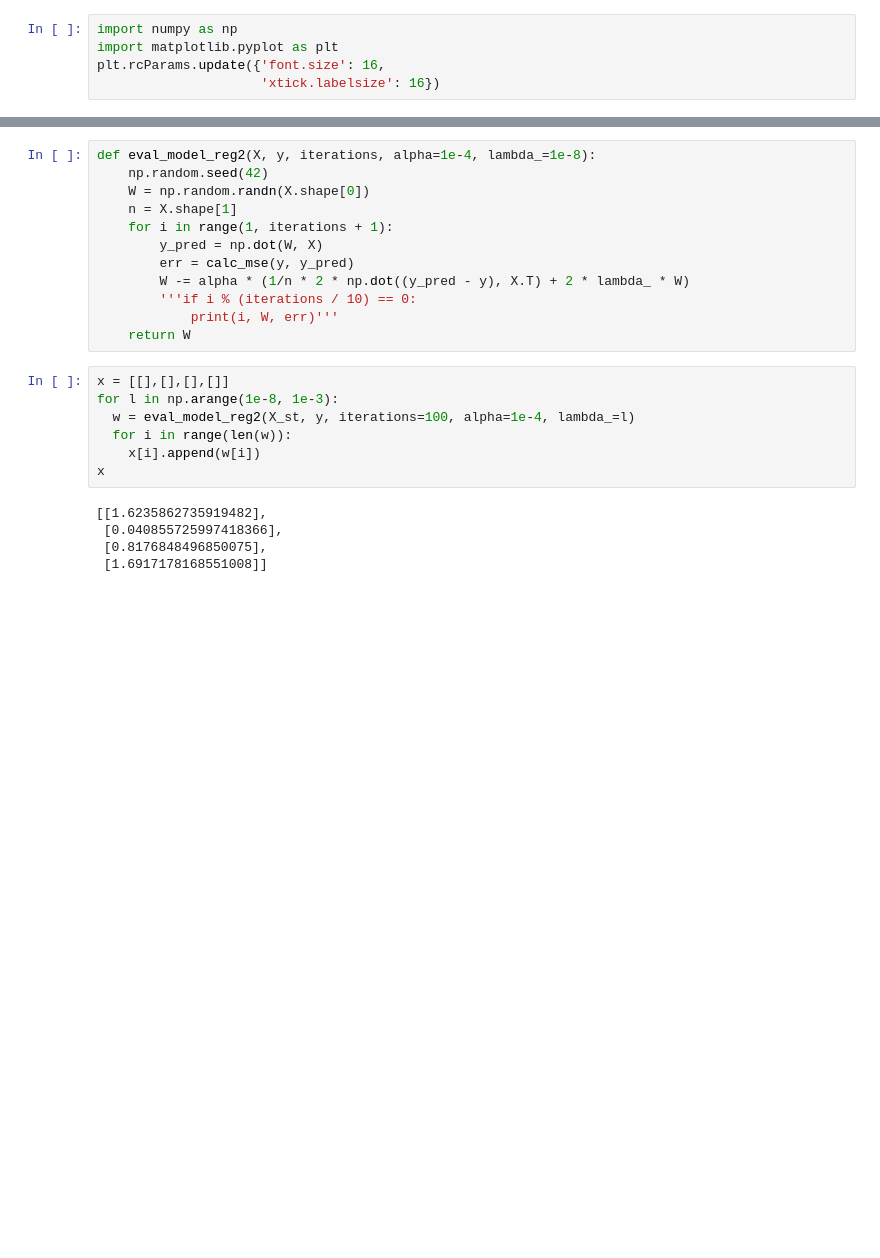
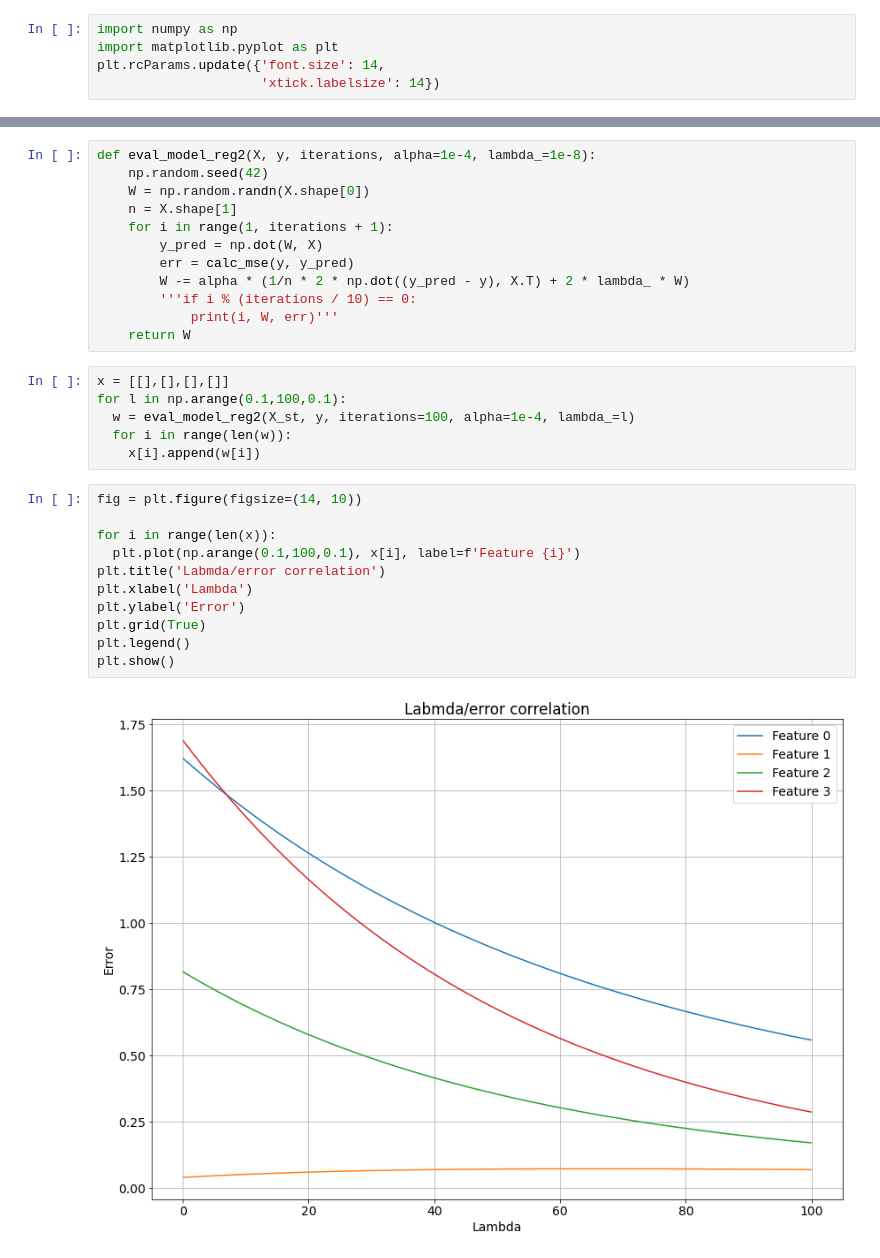
Before and after one commit to ztvrjnf/Data_analysis_algorithm, a Jupyter notebook: Less_2.ipynb, the cells around one changed output, grey strips where cells are left out. Saved outputs shown, nothing was run; the diff lists cells and outputs as text; blank space fills up the shorter version.

```diff
--- a/Less_2.ipynb
+++ b/Less_2.ipynb
@@ -1,5 +1,5 @@
 # %%
 import numpy as np
 import matplotlib.pyplot as plt
-plt.rcParams.update({'font.size': 16,
-                     'xtick.labelsize': 16})
+plt.rcParams.update({'font.size': 14,
+                     'xtick.labelsize': 14})
@@ -48,13 +50,20 @@ def eval_model_reg2(X, y, iterations, alpha=1e-4, lambda_=1e-8):
     return W
 # %%
 x = [[],[],[],[]]
-for l in np.arange(1e-8, 1e-3):
+for l in np.arange(0.1,100,0.1):
   w = eval_model_reg2(X_st, y, iterations=100, alpha=1e-4, lambda_=l)
   for i in range(len(w)):
     x[i].append(w[i])
-x
-# %% [output]
-[[1.6235862735919482],
- [0.040855725997418366],
- [0.8176848496850075],
- [1.6917178168551008]]
+# %%
+fig = plt.figure(figsize=(14, 10))
+
+for i in range(len(x)):
+  plt.plot(np.arange(0.1,100,0.1), x[i], label=f'Feature {i}')
+plt.title('Labmda/error correlation')
+plt.xlabel('Lambda')
+plt.ylabel('Error')
+plt.grid(True)
+plt.legend()
+plt.show()
+# %% [output]
+[figure, added]
```
Also changed, not shown: parts of 13 cells of this notebook.
